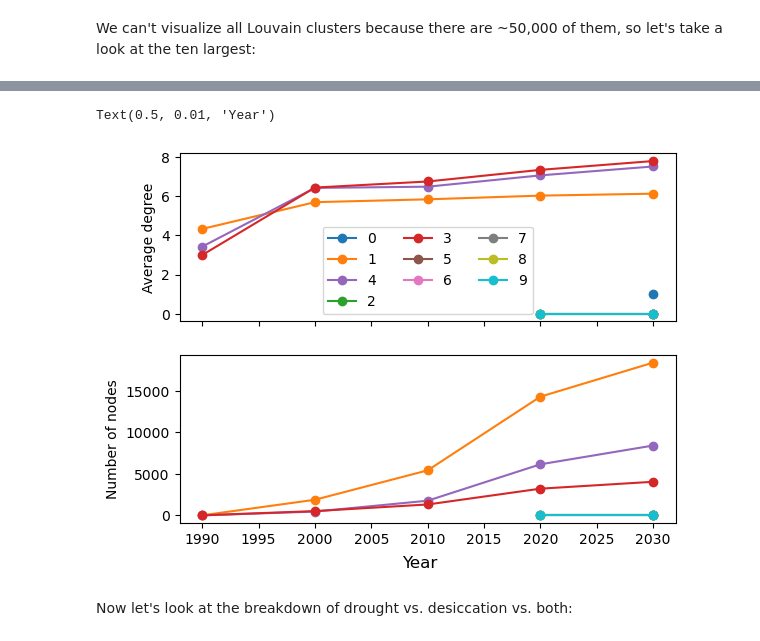
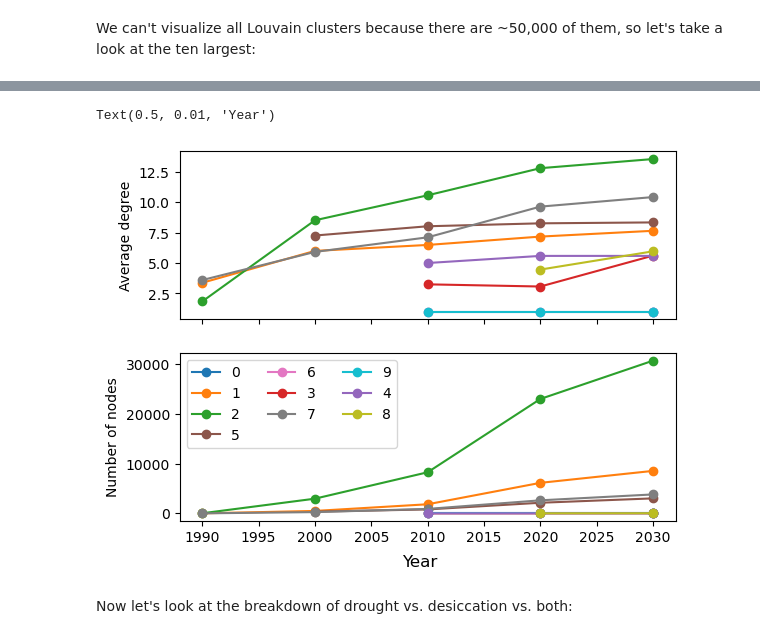
Before and after one commit to serenalotreck/literature-genes, a Jupyter notebook: notebooks/temporal_graph_analysis.ipynb, the cells around one changed output, grey strips where cells are left out. Saved outputs shown, nothing was run; the diff lists cells and outputs as text; code cells hidden in the pictures.

Commit message:
Finish temporal graph analysis (tentatively) and WIP fix data leakage

```diff
--- a/notebooks/temporal_graph_analysis.ipynb
+++ b/notebooks/temporal_graph_analysis.ipynb
@@ -153,10 +153,12 @@ For graph dygiepp_pure_extraction, there are 273253 clusters, with a mean member
 # %%
 print('DROPPING ISOLATES\n')
 graph_clusters = {}
+cleaned_graphs = {}
 for g_name, graph in graphs.items():
-    graph = graph.copy()
+    graph = deepcopy(graph)
     isolates = list(nx.isolates(graph))
     graph.remove_nodes_from(isolates)
+    cleaned_graphs[g_name] = graph
     print(f'\nDropping {len(isolates)} isolate nodes from graph before performing community detection.')
     clusters = louvain_communities(graph, seed=1234)
     graph_clusters[g_name] = clusters
@@ -201,6 +204,7 @@ def evolution_over_time(graph, cuts, clusters):
         graph_at_year, dict: keys are years, values are graphs
         params_over_time, dict of dict: keys are parameters, values are dicts where
             keys are years, values are the value of the parameter at that year
+        cluster_w_id, dict: keys are cluster IDs, values are cluster membership
     """
     cluster_w_id = {i: c for i, c in enumerate(clusters)}
     ent2community = {e: i for i, c in cluster_w_id.items() for e in c}
@@ -267,13 +271,10 @@ def evolution_over_time(graph, cuts, clusters):
             louvain_stats[comm] = {'avg_degree': mean(louv_degs), 'num_nodes': louv_nodes}
         params_over_time['louvain_stats'][year] = louvain_stats
 
-    return graph_at_year, params_over_time
+    return graph_at_year, params_over_time, cluster_w_id
 # %%
 cuts = [1990, 2000, 2010, 2020, 2030]
-graph_params = {}
-for g_name, graph in graphs.items():
-    graph_at_year, params_over_time = evolution_over_time(graph, cuts, graph_type_clusters[g_name])
-    graph_params[g_name] = params_over_time
+graph_at_year, params_over_time, cluster_w_id = evolution_over_time(cleaned_graphs['dygiepp_co-occurrence'], cuts, graph_clusters['dygiepp_co-occurrence'])
 # %% [markdown]
 ### Visualizations
 # %%
@@ -287,9 +288,8 @@ single_param_semantic_names = {
 fig, axs = plt.subplots(4, 1, figsize=(6, 12), sharex=True)
 
 for name, ax in zip(single_param_semantic_names.keys(), axs):
-    for g_name, params_over_time in graph_params.items():
-        ax.plot(params_over_time[name].keys(), params_over_time[name].values(), marker='o')
-        ax.set_title(single_param_semantic_names[name])
+    ax.plot(params_over_time[name].keys(), params_over_time[name].values(), marker='o')
+    ax.set_title(single_param_semantic_names[name])
 
 fig.supxlabel('Year')
 plt.subplots_adjust(bottom=0.05)
@@ -335,17 +335,17 @@ clust_colors = {i: rgb2hex(cmap(i)) for i in range(10)}
 # %%
 fig, axs = plt.subplots(2, 1, sharex=True)
 
 for clust, degs in deg_by_cluster.items():
     axs[0].plot(degs.keys(), degs.values(), color=clust_colors[clust], label=clust, marker='o')
 axs[0].set_ylabel('Average degree')
 for clust, nums in num_by_cluster.items():
     axs[1].plot(nums.keys(), nums.values(), color=clust_colors[clust], label=clust, marker='o')
 axs[1].set_ylabel('Number of nodes')
-axs[0].legend(ncol=3)
+axs[1].legend(ncol=3)
 fig.supxlabel('Year')
 # %% [output]
 Text(0.5, 0.01, 'Year')
-[figure, old version]
+[figure, new version]
 # %% [markdown]
 Now let's look at the breakdown of drought vs. desiccation vs. both:
 # %%
```
Also changed, not shown: parts of 6 cells of this notebook, 1 other file.
